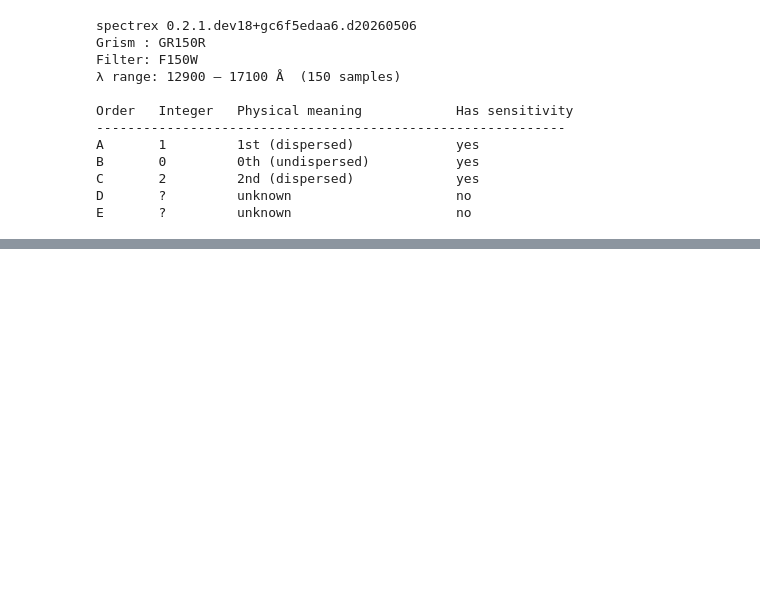
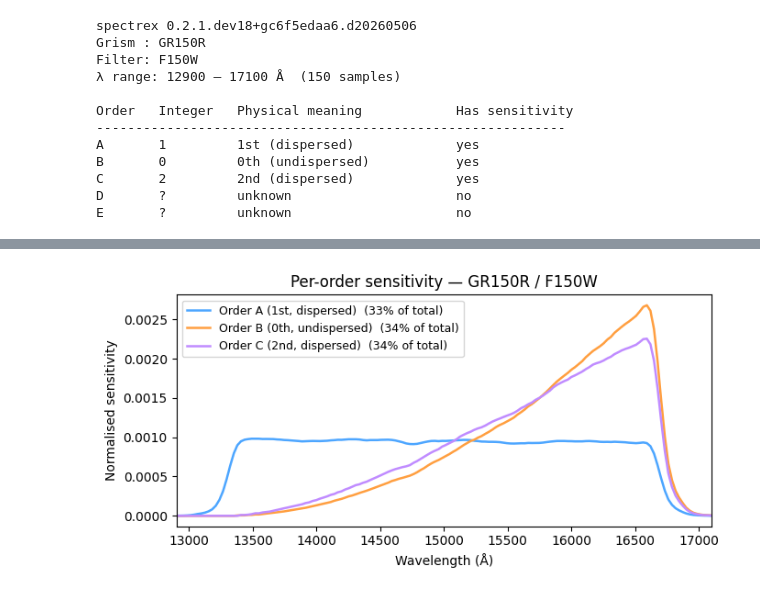
Before and after one commit to the-bagel-org/spectrex, a Jupyter notebook: notebooks/instrument_primer.ipynb, the cells around one changed output, grey strips where cells are left out. Drawn from its saved outputs; the diff is of its cells as text; code cells hidden in the pictures; blank space fills up the shorter version.

Commit message:
feat(docs): instrument_primer §1 — sensitivity curves

```diff
--- a/notebooks/instrument_primer.ipynb
+++ b/notebooks/instrument_primer.ipynb
@@ -73,0 +80,22 @@ E       ?         unknown                     no
+# %%
+fig, ax = plt.subplots(figsize=(7, 3.5))
+
+for order in active_orders:
+    sens = config.sensitivity[order]
+    total_frac = sens.sum() / sum(config.sensitivity[o].sum() for o in active_orders)
+    ax.plot(
+        config.wavelengths, sens,
+        color=ORDER_COLOURS[order],
+        label=f'{ORDER_LABELS[order]}  ({100*total_frac:.0f}% of total)',
+        lw=1.8,
+    )
+
+ax.set_xlabel('Wavelength (Å)')
+ax.set_ylabel('Normalised sensitivity')
+ax.set_title('Per-order sensitivity — GR150R / F150W')
+ax.legend(fontsize=9)
+ax.set_xlim(config.wavelengths[0], config.wavelengths[-1])
+fig.tight_layout()
+plt.show()
+# %% [output]
+[figure, added]
```
Also changed, not shown: parts of 1 cell of this notebook.
